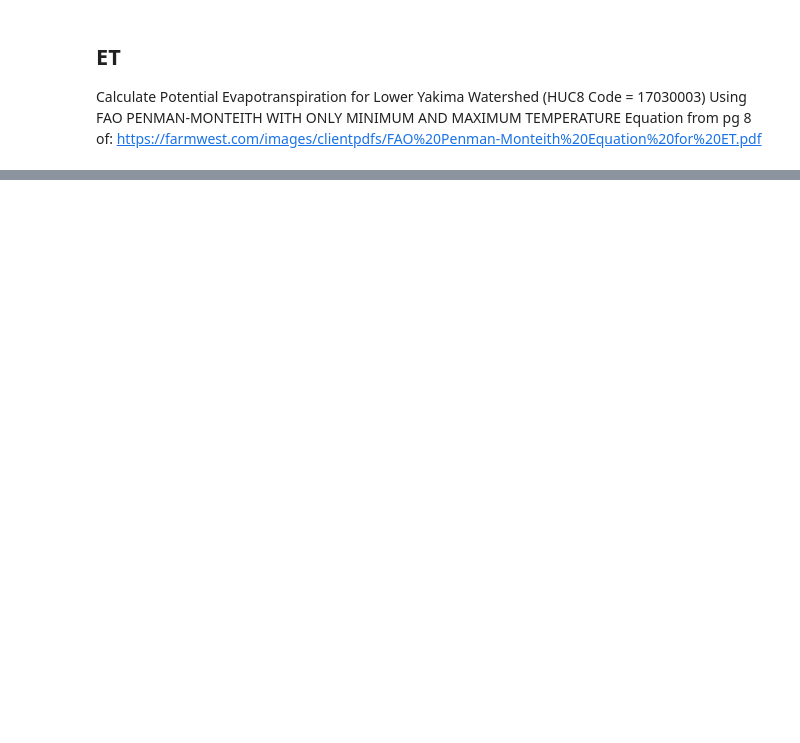
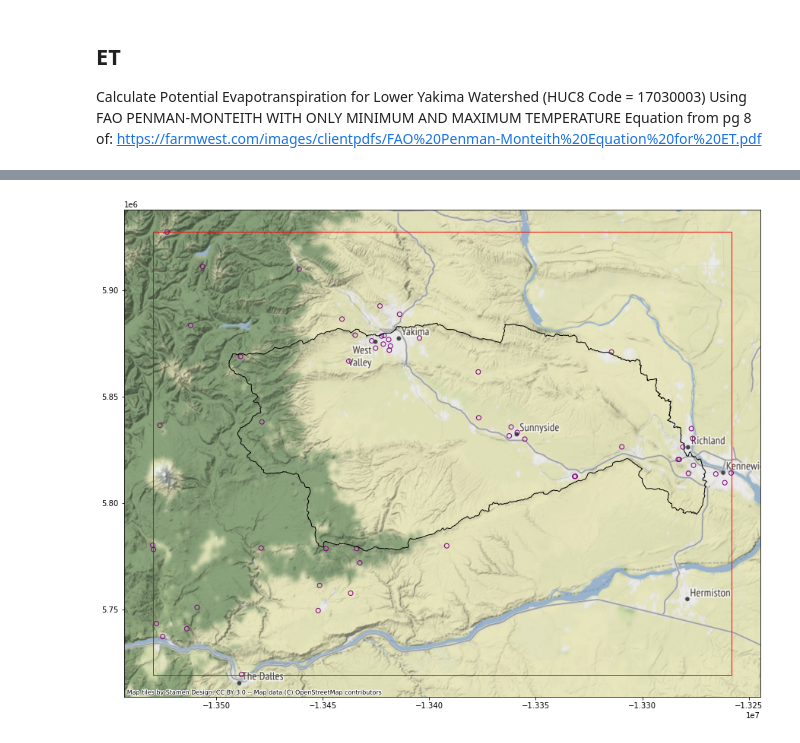
Before and after one commit to waterhackweek/whw2020_waterbalance, a Jupyter notebook: ET.ipynb, the cells around one changed output, grey strips where cells are left out. Cells and saved outputs as stored; diff of their text form; code cells hidden in the pictures; blank space fills up the shorter version.

```diff
--- a/ET.ipynb
+++ b/ET.ipynb
@@ -46,10 +67,13 @@ cx.add_basemap(ly_ax)
 # %%
-# Load csv of daily temperature [deg C] data from Yakima County 1/1/15 - 8/31/20
+# Load csv of daily temperature [deg C] data from Yakima, Benton, and Klickitat Counties 1/1/15 - 8/31/20
 # Source: https://www.ncdc.noaa.gov/cdo-web/
 # Documentation (including attribute codes):
 # https://www1.ncdc.noaa.gov/pub/data/cdo/documentation/GHCND_documentation.pdf
-T_csv = "/Users/parisajune/Downloads/yakima_temp_20150101_20200831.csv"
-T_df = pd.read_csv(T_csv)
+
+# Updated csv to include entire Lower Yakima Watershed; did not screen out points outside of the watershed boundary
+# (Since they should get screened out when we link them to the crop areas)
+T_csv = "data/yakima_benton_klickitat_temp_20150101_20200831.csv"
+T_df = pd.read_csv(T_csv, nrows=83338)
 T_gdf = gpd.GeoDataFrame(T_df, geometry=gpd.points_from_xy(T_df.LONGITUDE, T_df.LATITUDE))
 # %%
 # Set CRS for simple geometry points
@@ -72,6 +98,8 @@ cx.add_basemap(T_ax)
 # %%
 # Plot temperature data locations and watershed on same map
-T_ax = T_bbox.to_crs(epsg=3857).plot(edgecolor="red", facecolor='none', figsize=(9, 9))
+T_ax = T_bbox.to_crs(epsg=3857).plot(edgecolor="red", facecolor='none', figsize=(15, 15))
 T_gdf_unique_coords.to_crs(epsg=3857).plot(ax=T_ax, edgecolor='purple', facecolor='none')
 ly_gdf.plot(ax=T_ax, edgecolor='black', facecolor='none')
 cx.add_basemap(T_ax)
+# %% [output]
+[figure, added]
```
Also changed, not shown: parts of 30 cells of this notebook, 3 other files.
